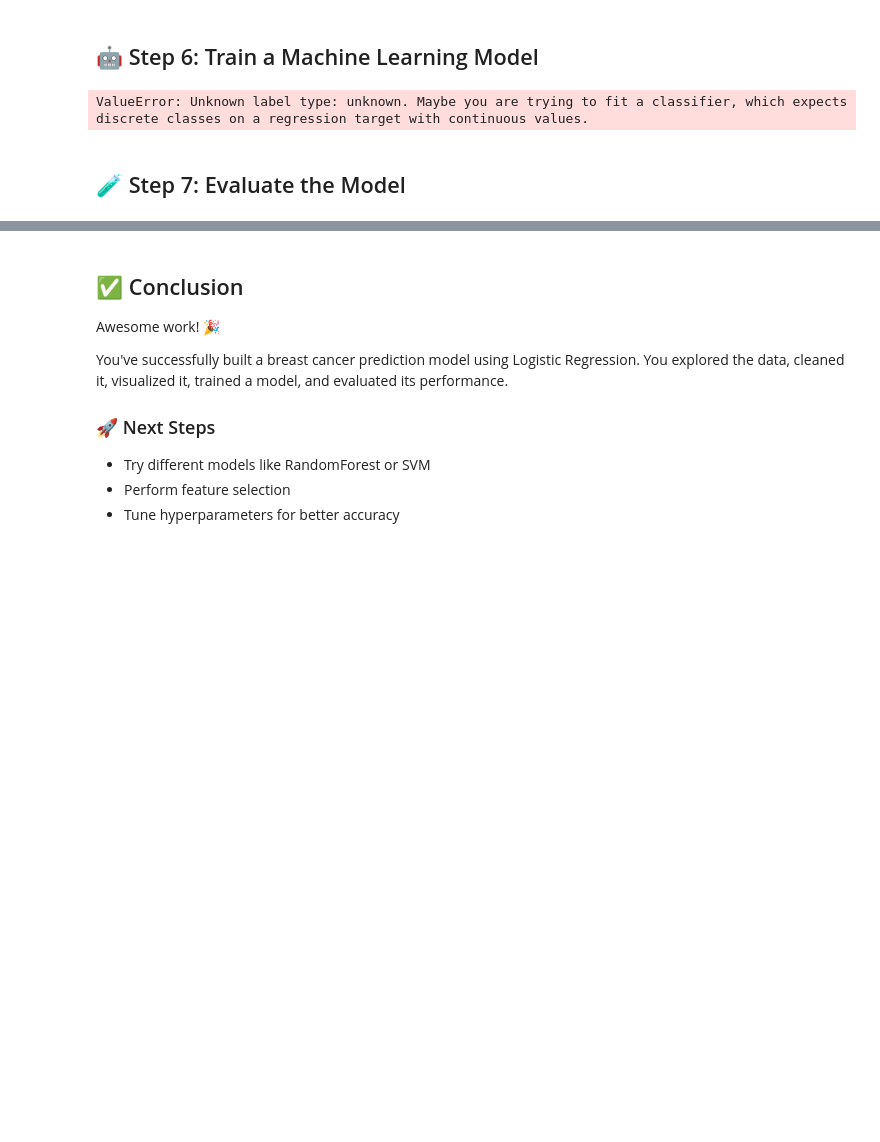
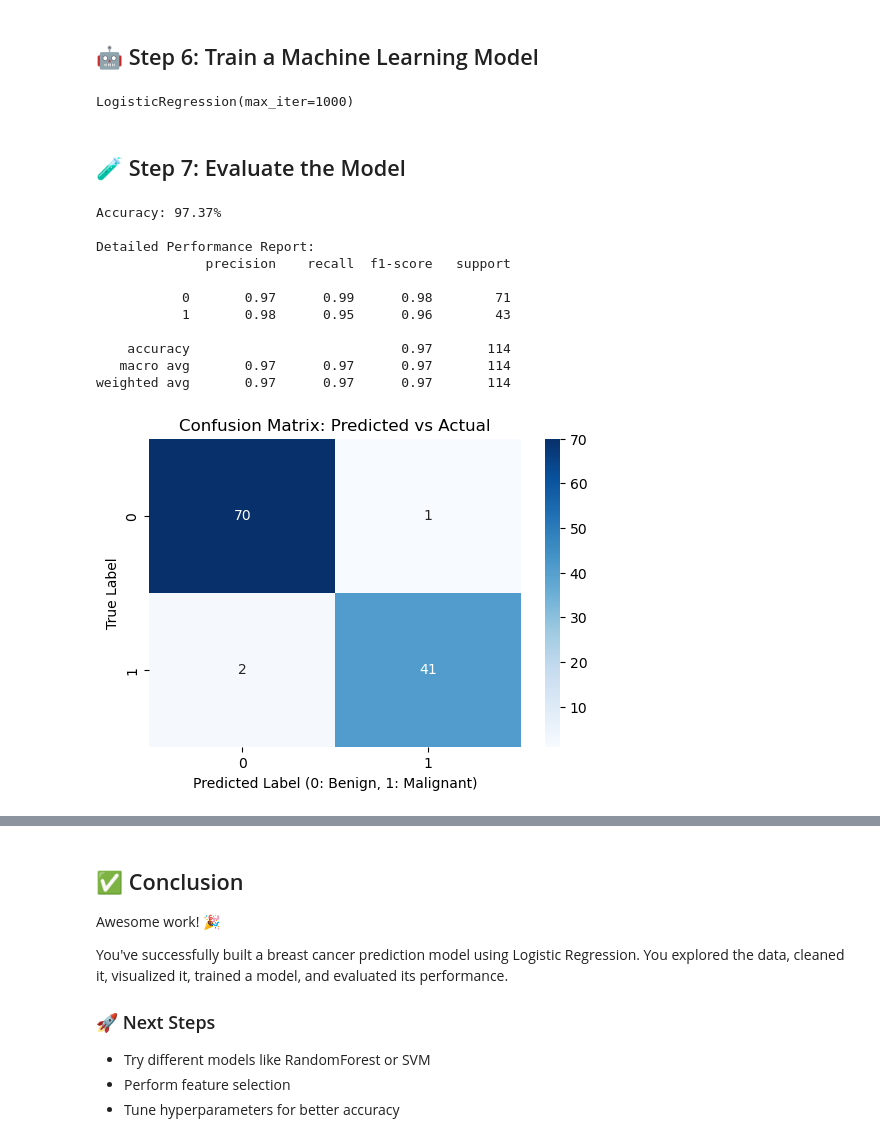
Before and after one commit to devpatel-23/Breast-Cancer-Prediction-using-logistic-regression-, a Jupyter notebook: Breast_Cancer_Prediction_test.ipynb, the cells around one changed output, grey strips where cells are left out. Saved outputs shown, nothing was run; the diff lists cells and outputs as text; code cells hidden in the pictures; blank space fills up the shorter version.

```diff
--- a/Breast_Cancer_Prediction_test.ipynb
+++ b/Breast_Cancer_Prediction_test.ipynb
@@ -279,26 +279,40 @@ Testing shape: (114, 30)
 # %% [markdown]
 ## 🤖 Step 6: Train a Machine Learning Model
 # %%
-# Use Logistic Regression
 scaler = StandardScaler()
 X_train_scaled = scaler.fit_transform(X_train)
 X_test_scaled = scaler.transform(X_test)
+y_train_int = y_train.astype(int)
 model_lr = LogisticRegression(solver='lbfgs', max_iter=1000)
-model_lr.fit(X_train_scaled, y_train)
+model_lr.fit(X_train_scaled, y_train_int)
 # %% [output]
-ValueError: Unknown label type: unknown. Maybe you are trying to fit a classifier, which expects discrete classes on a regression target with continuous values.
+LogisticRegression(max_iter=1000)
 # %% [markdown]
 ## 🧪 Step 7: Evaluate the Model
 # %%
 y_pred = model_lr.predict(X_test_scaled)
-accuracy = accuracy_score(y_test, y_pred)
+y_test_int = y_test.astype(int)
+accuracy = accuracy_score(y_test_int, y_pred)
 print(f"Accuracy: {accuracy:.2%}")
 print("\nDetailed Performance Report:")
-print(classification_report(y_test, y_pred))
+print(classification_report(y_test_int, y_pred))
 plt.figure(figsize=(6, 4))
-sns.heatmap(confusion_matrix(y_test, y_pred), annot=True, fmt='d', cmap='Blues')
+sns.heatmap(confusion_matrix(y_test_int, y_pred), annot=True, fmt='d', cmap='Blues')
 plt.title('Confusion Matrix: Predicted vs Actual')
 plt.xlabel('Predicted Label (0: Benign, 1: Malignant)')
 plt.ylabel('True Label')
 plt.show()
+# %% [output]
+Accuracy: 97.37%
+
+Detailed Performance Report:
+              precision    recall  f1-score   support
+
+           0       0.97      0.99      0.98        71
+           1       0.98      0.95      0.96        43
+
+    accuracy                           0.97       114
+   macro avg       0.97      0.97      0.97       114
+weighted avg       0.97      0.97      0.97       114
+[figure, added]
 # %%
```
Also changed, not shown: parts of 6 cells of this notebook.
